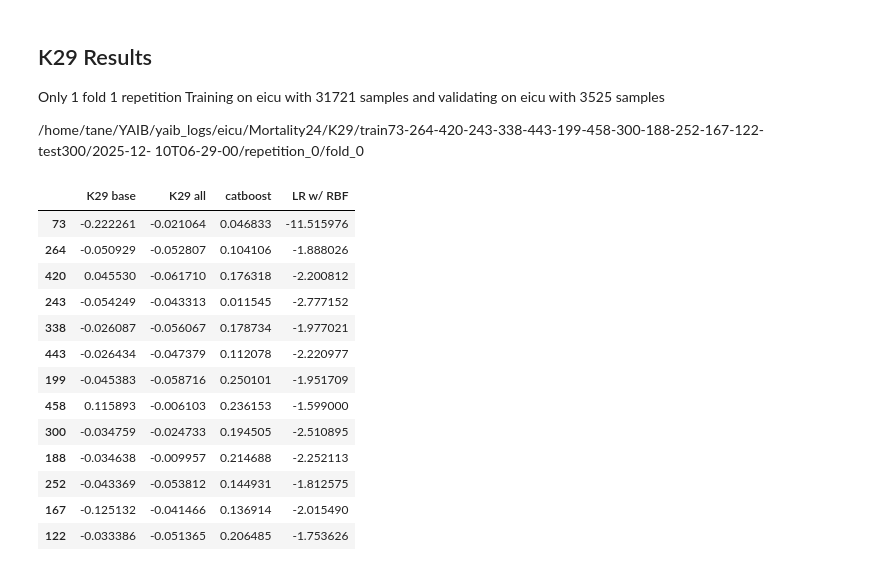
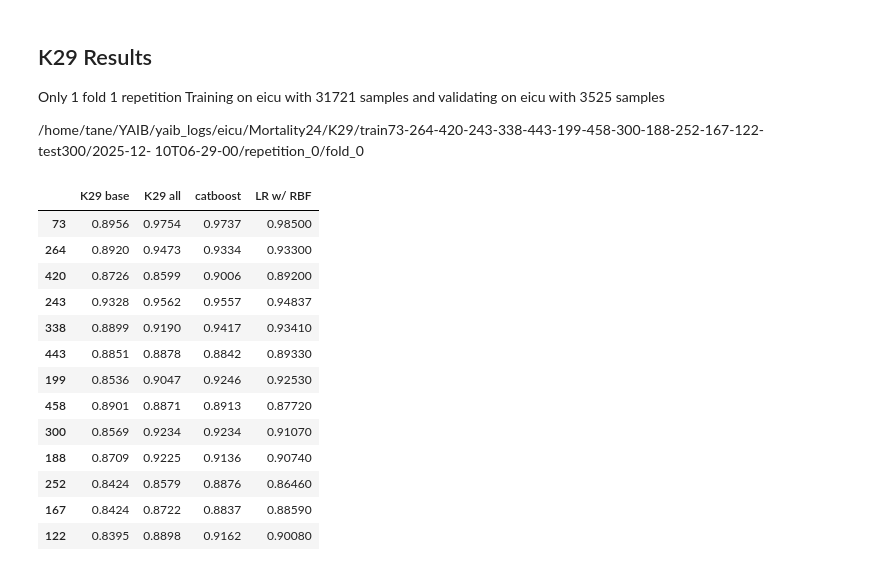
Before and after one commit to etan18/data-addition-dilemma, a Jupyter notebook: defensive_forecasting/k29.ipynb, the cells around one changed output. Cells and saved outputs as stored; diff of their text form; code cells hidden in the pictures.

```diff
--- a/defensive_forecasting/k29.ipynb
+++ b/defensive_forecasting/k29.ipynb
@@ -5,6 +5,7 @@ import numpy as np
 import seaborn as sns
 import matplotlib.pyplot as plt
 from matplotlib.patches import Rectangle
+import matplotlib.colors as colors
 
 from pathlib import Path
 from scipy.stats import pearsonr
@@ -15,6 +16,20 @@ hosp_ids = [73, 264, 420, 243, 338, 443, 199, 458, 300, 188, 252, 167, 122]
 model = "K29"
 log_dir = Path(f"../../yaib_logs/eicu/Mortality24/{model}/")
 data_dir = Path("../../YAIB-cohorts/data/mortality24/eicu")
+
+def read_k29_params(f: Path) -> dict:
+    text = open(f, "r", encoding="utf-8").read()
+
+    def grab(key: str) -> str:
+        # matches:  K29Classifier.gamma = 1.23   (ignores trailing comments)
+        m = re.search(rf"(?m)^\s*{re.escape(key)}\s*=\s*([^#\n]+)", text)
+        if not m:
+            raise KeyError(f"Missing '{key}' in {f}")
+        return m.group(1).strip()
+
+    gamma = float(grab("K29Classifier.gamma"))
+    n_rff = int(grab("K29Classifier.n_rff_features"))
+    return {"gamma": gamma, "n_rff_features": n_rff}
 # %%
 df = pd.read_parquet('../../YAIB-cohorts/data/mortality24/eicu/sta.parquet', engine='pyarrow')
 df_outc = pd.read_parquet('../../YAIB-cohorts/data/mortality24/eicu/outc.parquet', engine='pyarrow') # add outcome data
@@ -75,6 +90,10 @@ for i, hos in enumerate(hosp_ids):
         print(exp_dir)
         print(e)
         print()
+
+config_f = os.path.join(exp_dir, datetime, 'repetition_0', 'fold_0', 'train_config.gin')
+hparams = read_k29_params(config_f)
+all_avg_dict = all_avg_dict | hparams
 # %%
 catboost_dict = {}
 
@@ -126,21 +145,21 @@ base_df = pd.DataFrame.from_dict(base_avg_dict)
 catboost_df = pd.DataFrame.from_dict(catboost_dict)
 rbf_df = pd.DataFrame.from_dict(rbf_dict)
 # %%
-col = 'R2'
+col = 'ACC_TEST'
 
 pd.DataFrame({'K29 base': base_df[col], 'K29 all': all_df[col], 'catboost': catboost_df[col], 'LR w/ RBF': rbf_df[col]})
 # %% [output]
 |  | K29 base | K29 all | catboost | LR w/ RBF |
-| 73 | -0.222261 | -0.021064 | 0.046833 | -11.515976 |
-| 264 | -0.050929 | -0.052807 | 0.104106 | -1.888026 |
-| 420 | 0.045530 | -0.061710 | 0.176318 | -2.200812 |
-| 243 | -0.054249 | -0.043313 | 0.011545 | -2.777152 |
-| 338 | -0.026087 | -0.056067 | 0.178734 | -1.977021 |
-| 443 | -0.026434 | -0.047379 | 0.112078 | -2.220977 |
-| 199 | -0.045383 | -0.058716 | 0.250101 | -1.951709 |
-| 458 | 0.115893 | -0.006103 | 0.236153 | -1.599000 |
-| 300 | -0.034759 | -0.024733 | 0.194505 | -2.510895 |
-| 188 | -0.034638 | -0.009957 | 0.214688 | -2.252113 |
-| 252 | -0.043369 | -0.053812 | 0.144931 | -1.812575 |
-| 167 | -0.125132 | -0.041466 | 0.136914 | -2.015490 |
-| 122 | -0.033386 | -0.051365 | 0.206485 | -1.753626 |
+| 73 | 0.8956 | 0.9754 | 0.9737 | 0.98500 |
+| 264 | 0.8920 | 0.9473 | 0.9334 | 0.93300 |
+| 420 | 0.8726 | 0.8599 | 0.9006 | 0.89200 |
+| 243 | 0.9328 | 0.9562 | 0.9557 | 0.94837 |
+| 338 | 0.8899 | 0.9190 | 0.9417 | 0.93410 |
+| 443 | 0.8851 | 0.8878 | 0.8842 | 0.89330 |
+| 199 | 0.8536 | 0.9047 | 0.9246 | 0.92530 |
+| 458 | 0.8901 | 0.8871 | 0.8913 | 0.87720 |
+| 300 | 0.8569 | 0.9234 | 0.9234 | 0.91070 |
+| 188 | 0.8709 | 0.9225 | 0.9136 | 0.90740 |
+| 252 | 0.8424 | 0.8579 | 0.8876 | 0.86460 |
+| 167 | 0.8424 | 0.8722 | 0.8837 | 0.88590 |
+| 122 | 0.8395 | 0.8898 | 0.9162 | 0.90080 |
```
Also changed, not shown: parts of 5 cells of this notebook, 1 other file.
